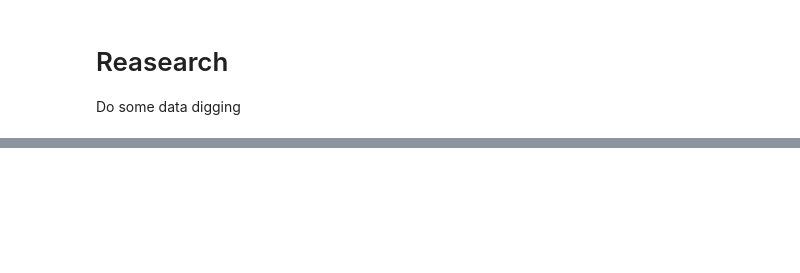
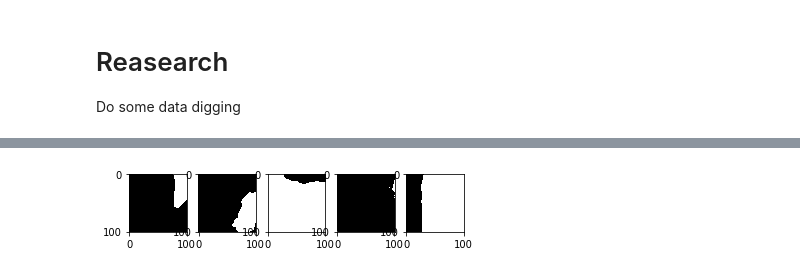
Before and after one commit to kirill-fedyanin/kaggle_tgs_salt, a Jupyter notebook: salt.ipynb, the cells around one changed output, grey strips where cells are left out. Cells and saved outputs as stored; diff of their text form; code cells hidden in the pictures; blank space fills up the shorter version.

```diff
--- a/salt.ipynb
+++ b/salt.ipynb
@@ -273,0 +321,4 @@ True True True True True True True True True True True True True True True True
+# %%
+predicted = detector.predict(test_images)
+# %%
+thresholded = [threshold_image(mask) for mask in predicted]
@@ -273,0 +327,7 @@ True True True True True True True True True True True True True True True True
+# %%
+# encoded_rle
+f, axarr = plt.subplots(1, 5)
+for i in range(5):
+    axarr[i].imshow(thresholded[i][:, :, 0], cmap='gray')
+# %% [output]
+[figure, added]
```
Also changed, not shown: parts of 17 cells of this notebook, 2 other files.
